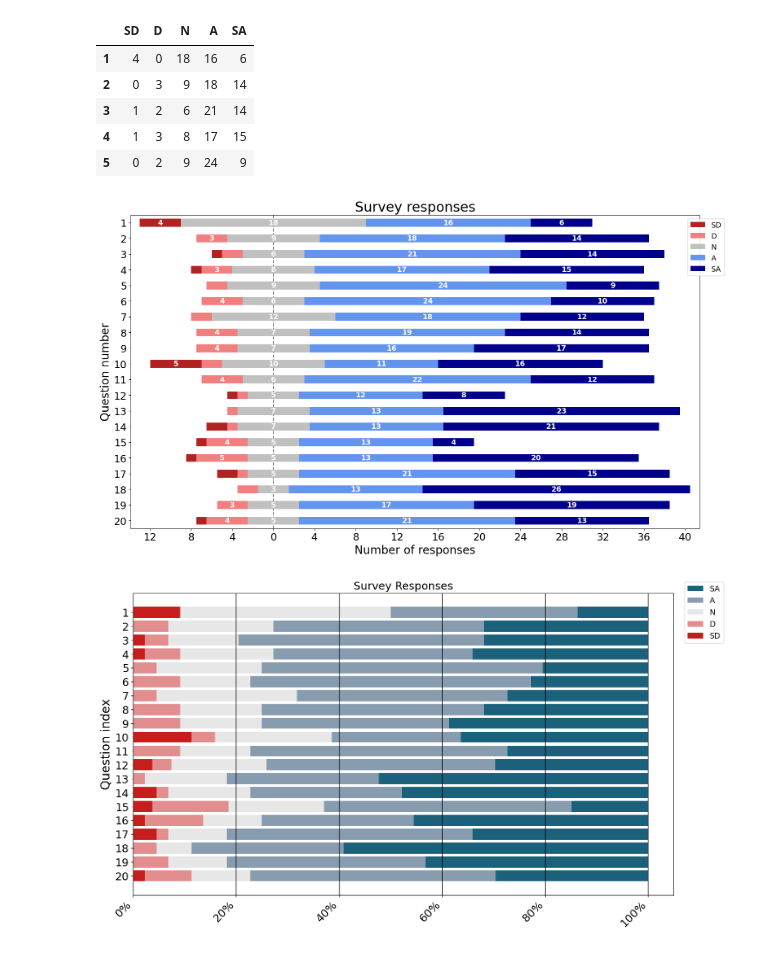
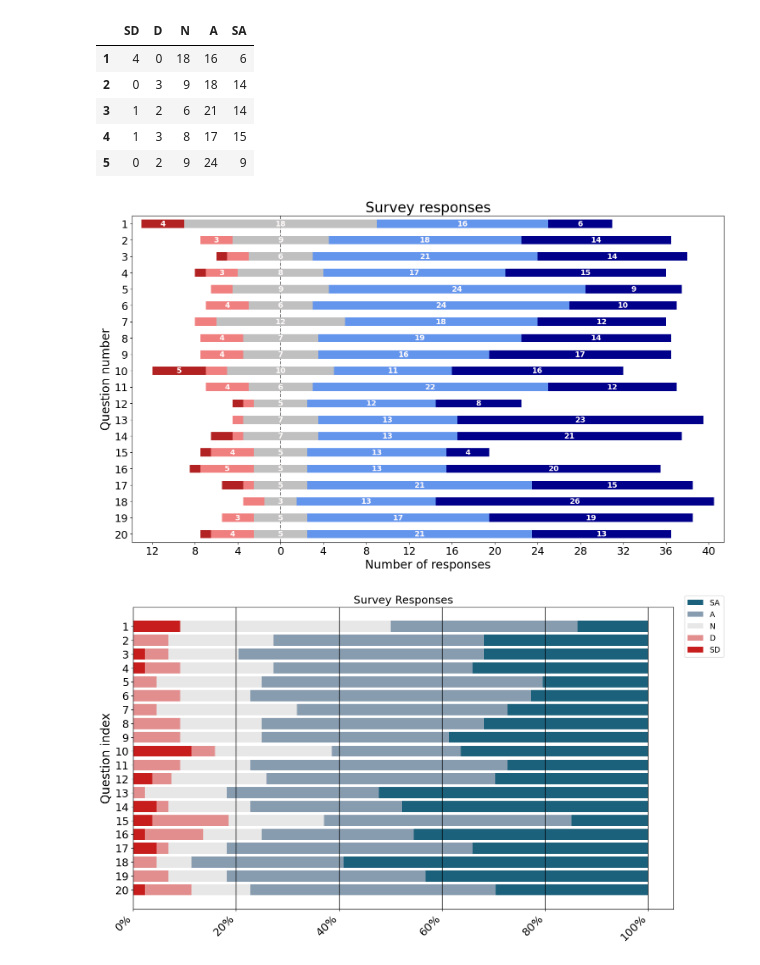
Before and after one commit to Stocastico/Evaluation_paper, a Jupyter notebook: data_analysis/Data_analysis_all.ipynb, the cells around one changed output. Drawn from its saved outputs; the diff is of its cells as text; code cells hidden in the pictures.

Commit message:
Improved legend figure 4

```diff
--- a/data_analysis/Data_analysis_all.ipynb
+++ b/data_analysis/Data_analysis_all.ipynb
@@ -133,21 +133,22 @@ df.head()
 # %%
 df.astype('float')
 ax = plot_likert.plot_counts(df,
                         ["SD", "D", "N", "SA", "A"],
                         bar_labels=True,
                         bar_labels_color="snow",
                         colors=plot_likert.colors.default_with_darker_neutral,
                         figsize=(18,10));
 
 ax.xaxis.set_label_text('Number of responses', fontsize=20);
 ax.yaxis.set_label_text('Question number', fontsize=20);
 plt.title('Survey responses', fontsize=24)
 plt.setp(ax.get_xticklabels(), fontsize=18)
 plt.locator_params(axis='x', nbins=15)
 ax.set_facecolor('white')
 ax.tick_params(labelsize=18)
+ax.get_legend().remove()
 # %% [output]
-[figure, old version]
+[figure, new version]
 # %%
 def stacked_barplot_100(df: Union[pd.DataFrame, pd.Series], # input dataframe
                         title: str=None,  # title of the plot,
```
Also changed, not shown: parts of 3 cells of this notebook, 7 other files.
